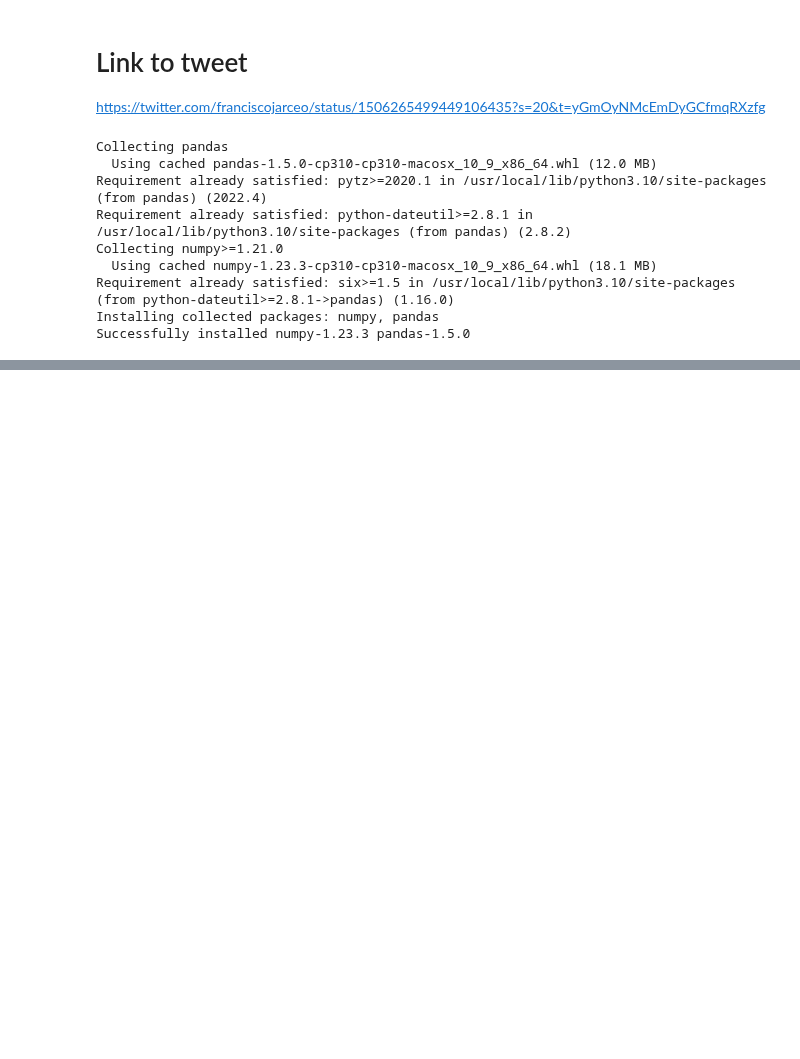
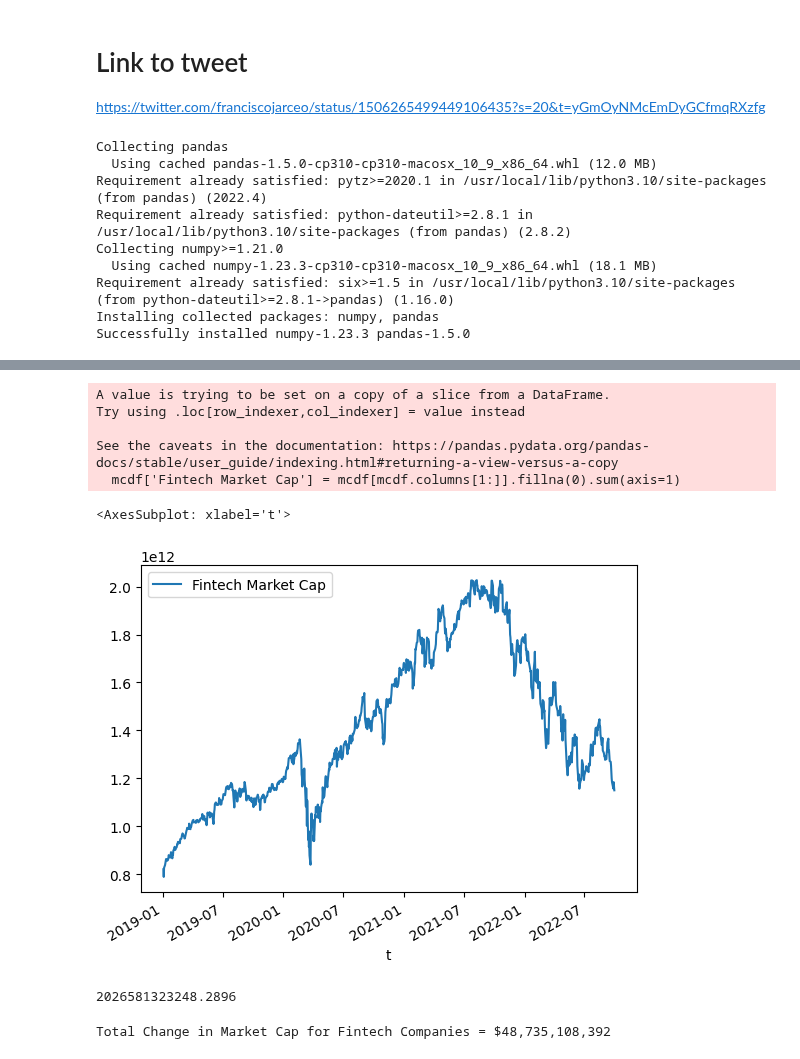
Before and after one commit to franciscojavierarceo/Python, a Jupyter notebook: notebooks/fintech-stocks.ipynb, the cells around one changed output, grey strips where cells are left out. Saved outputs shown, nothing was run; the diff lists cells and outputs as text; code cells hidden in the pictures; blank space fills up the shorter version.

```diff
--- a/notebooks/fintech-stocks.ipynb
+++ b/notebooks/fintech-stocks.ipynb
@@ -269,0 +279,17 @@ plt.show()
+# %%
+mcdf['Fintech Market Cap'] = mcdf[mcdf.columns[1:]].fillna(0).sum(axis=1)
+# %% [output]
+A value is trying to be set on a copy of a slice from a DataFrame.
+Try using .loc[row_indexer,col_indexer] = value instead
+
+See the caveats in the documentation: https://pandas.pydata.org/pandas-docs/stable/user_guide/indexing.html#returning-a-view-versus-a-copy
+  mcdf['Fintech Market Cap'] = mcdf[mcdf.columns[1:]].fillna(0).sum(axis=1)
+# %%
+mcdf[['t', 'Fintech Market Cap']].plot(x='t')
+# %% [output]
+<AxesSubplot: xlabel='t'>
+[figure, added]
+# %%
+mcdf['Fintech Market Cap'][mcdf['Fintech Market Cap'].argmax()]
+# %% [output]
+2026581323248.2896
@@ -269,0 +303,13 @@ plt.show()
+# %%
+sdf = pd.DataFrame(sd).T
+sdf.sort_values(by='01-01-2019', ascending=False, inplace=True)
+sdf['Dollar Change'] = sdf['09-30-2022'] -  sdf['01-01-2019']
+sdf['Percent Change'] = sdf['09-30-2022'] / sdf['01-01-2019'] - 1.
+
+print('Total Change in Market Cap for Fintech Companies = ${:,.0f}'.format(sdf['Dollar Change'].sum()))
+
+sdf['01-01-2019'] = sdf['01-01-2019'].apply(lambda x: '${:,.0f}'.format(x))
+sdf['09-30-2022'] = sdf['09-30-2022'].apply(lambda x: '${:,.0f}'.format(x))
+sdf['Dollar Change'] = sdf['Dollar Change'].apply(lambda x: '${:,.0f}'.format(x))
+# %% [output]
+Total Change in Market Cap for Fintech Companies = $48,735,108,392
```
Also changed, not shown: parts of 16 cells of this notebook, 1 other file.
